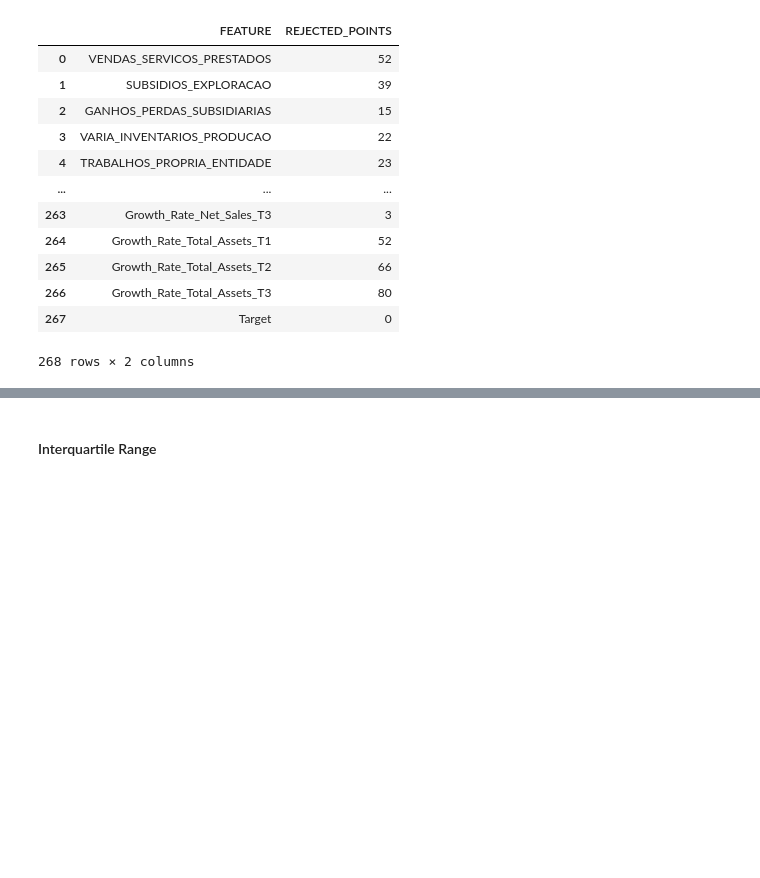
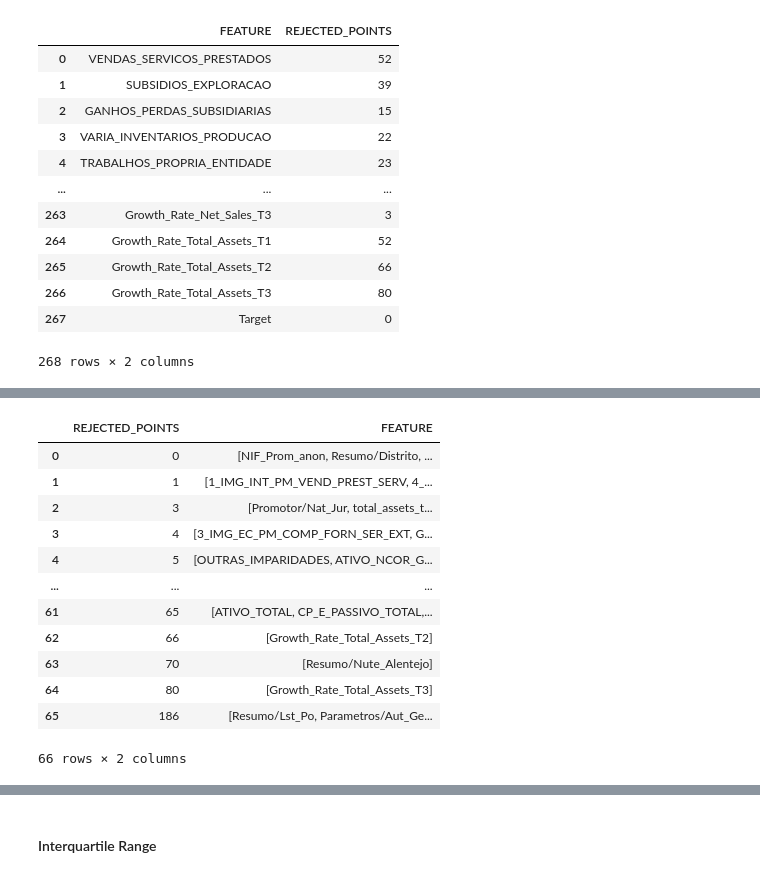
Before and after one commit to AfonsoMiao/ML_Project, a Jupyter notebook: Extract_Data_Code/machine_learning_experiments.ipynb, the cells around one changed output, grey strips where cells are left out. Cells and saved outputs as stored; diff of their text form; code cells hidden in the pictures; blank space fills up the shorter version.

```diff
--- a/Extract_Data_Code/machine_learning_experiments.ipynb
+++ b/Extract_Data_Code/machine_learning_experiments.ipynb
@@ -387 +390,19 @@ display(df_zscore)
+# %%
+df_zscore_NEW = df_zscore.groupby("REJECTED_POINTS")['FEATURE'].agg(list).reset_index()
+# %%
+display(df_zscore_NEW)
+# %% [output]
+|  | REJECTED_POINTS | FEATURE |
+| 0 | 0 | [NIF_Prom_anon, Resumo/Distrito, ... |
+| 1 | 1 | [1_IMG_INT_PM_VEND_PREST_SERV, 4_... |
+| 2 | 3 | [Promotor/Nat_Jur, total_assets_t... |
+| 3 | 4 | [3_IMG_EC_PM_COMP_FORN_SER_EXT, G... |
+| 4 | 5 | [OUTRAS_IMPARIDADES, ATIVO_NCOR_G... |
+| ... | ... | ... |
+| 61 | 65 | [ATIVO_TOTAL, CP_E_PASSIVO_TOTAL,... |
+| 62 | 66 | [Growth_Rate_Total_Assets_T2] |
+| 63 | 70 | [Resumo/Nute_Alentejo] |
+| 64 | 80 | [Growth_Rate_Total_Assets_T3] |
+| 65 | 186 | [Resumo/Lst_Po, Parametros/Aut_Ge... |
+66 rows × 2 columns
 # %%
```
Also changed, not shown: parts of 25 cells of this notebook, 3 other files.
